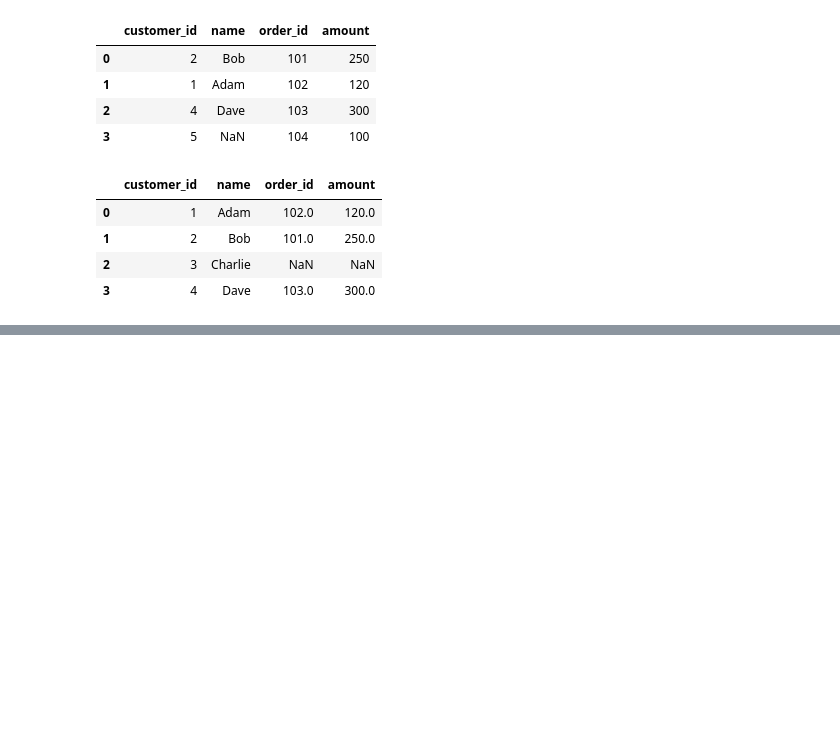
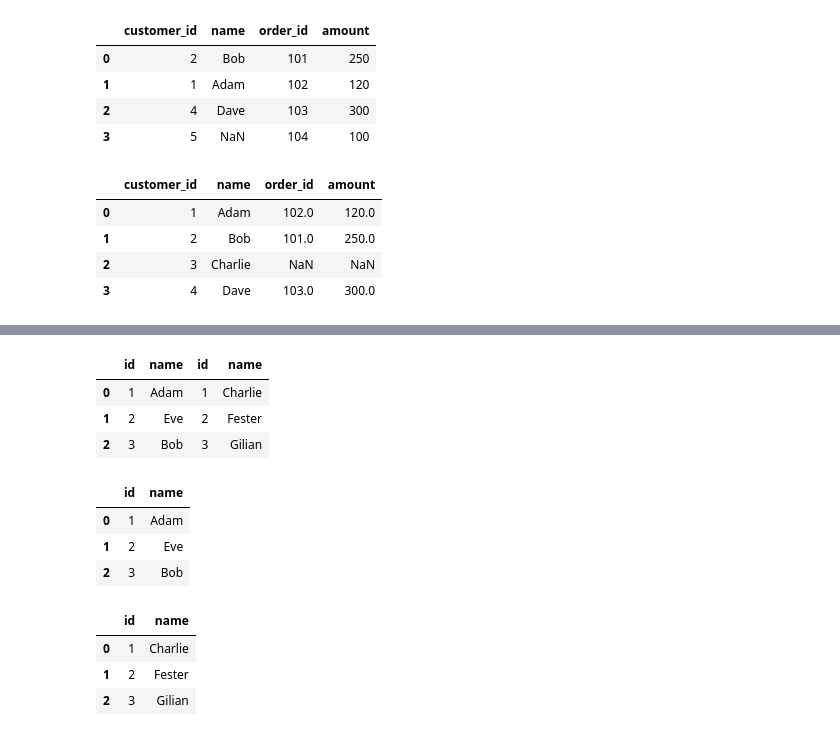
Before and after one commit to NandanNayak-dev/PrimeClasses, a Jupyter notebook: cleaning.ipynb, the cells around one changed output, grey strips where cells are left out. Saved outputs shown, nothing was run; the diff lists cells and outputs as text; code cells hidden in the pictures; blank space fills up the shorter version.

Commit message:
Concat

```diff
--- a/cleaning.ipynb
+++ b/cleaning.ipynb
@@ -414,0 +424,36 @@ pd.merge(df_customers,df_orders,on="customer_id",how="left")
+# %%
+# Data Concatenation
+df1=pd.DataFrame({
+    "id":[1,2,3],
+    "name":["Adam","Eve","Bob"],
+})
+
+df2=pd.DataFrame({
+    "id":[1,2,3],
+    "name":["Charlie","Fester","Gilian"]
+})
+# One below the other like a stack
+pd.concat([df1,df2])
+
+pd.concat([df1,df2],ignore_index=True)
+
+pd.concat([df1,df2],axis=1)
+# %% [output]
+|  | id | name | id | name |
+| 0 | 1 | Adam | 1 | Charlie |
+| 1 | 2 | Eve | 2 | Fester |
+| 2 | 3 | Bob | 3 | Gilian |
+# %%
+df1
+# %% [output]
+|  | id | name |
+| 0 | 1 | Adam |
+| 1 | 2 | Eve |
+| 2 | 3 | Bob |
+# %%
+df2
+# %% [output]
+|  | id | name |
+| 0 | 1 | Charlie |
+| 1 | 2 | Fester |
+| 2 | 3 | Gilian |
```
Also changed, not shown: parts of 1 cell of this notebook.
